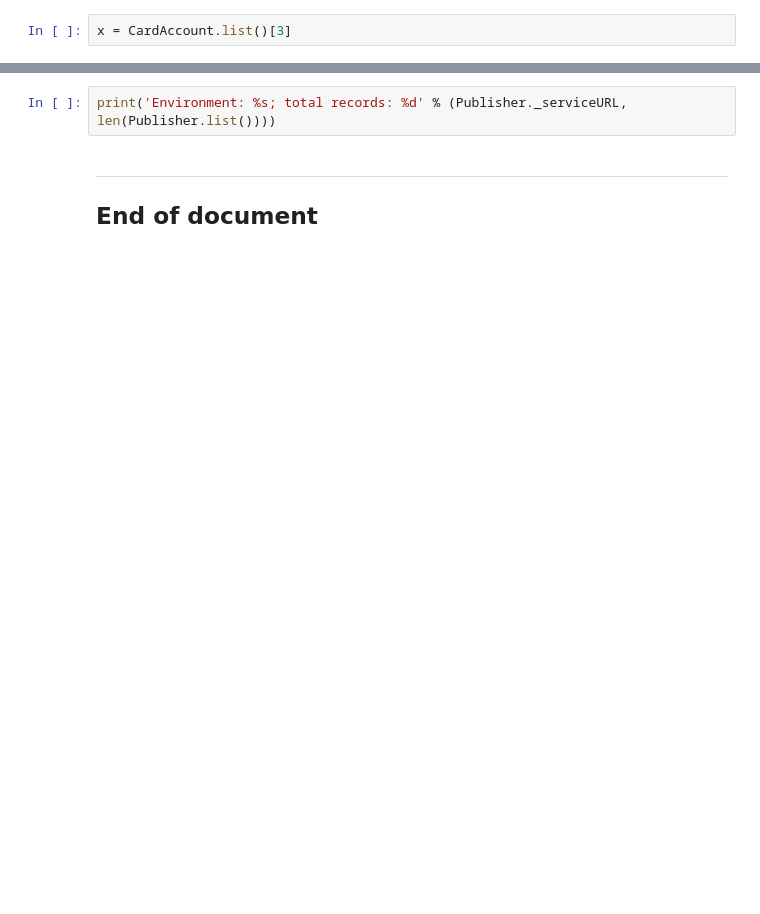
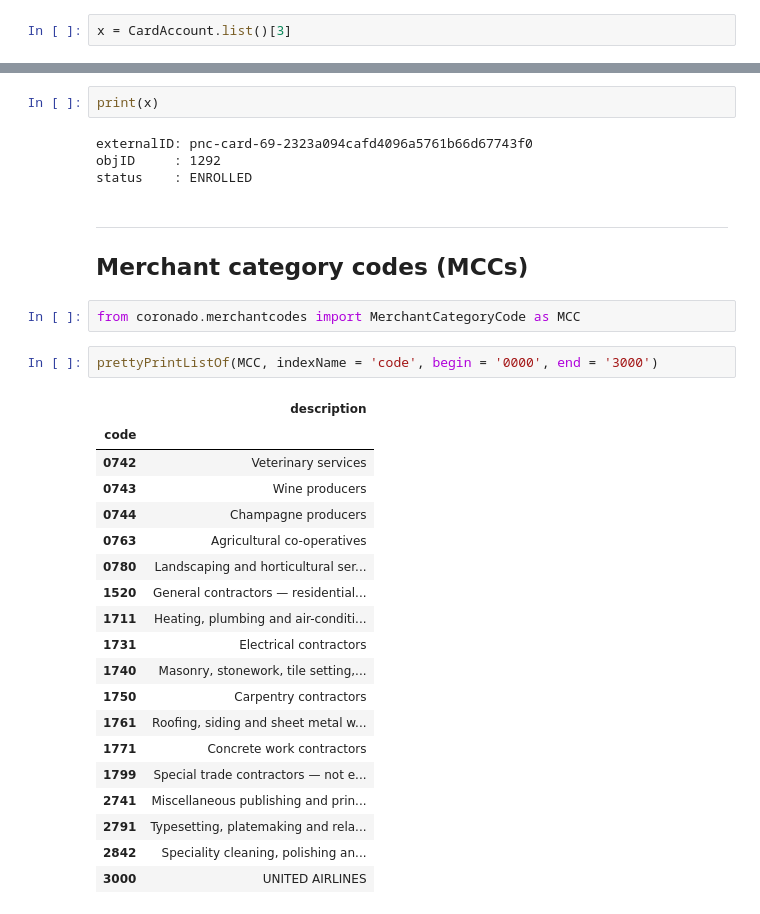
Before and after one commit to coronado-fi/coronado, a Jupyter notebook: quickstart-guide.ipynb, the cells around one changed output, grey strips where cells are left out. Cells and saved outputs as stored; diff of their text form; blank space fills up the shorter version.

```diff
--- a/quickstart-guide.ipynb
+++ b/quickstart-guide.ipynb
@@ -242,5 +361,33 @@ x.listAttributes()
-# %%
-print('Environment: %s; total records: %d' % (Publisher._serviceURL, len(Publisher.list())))
+# %%
+print(x)
+# %% [output]
+externalID: pnc-card-69-2323a094cafd4096a5761b66d67743f0
+objID     : 1292
+status    : ENROLLED
 # %% [markdown]
 ---
-## End of document
+## Merchant category codes (MCCs)
+# %%
+from coronado.merchantcodes import MerchantCategoryCode as MCC
+# %%
+prettyPrintListOf(MCC, indexName = 'code', begin = '0000', end = '3000')
+# %% [output]
+|  | description |
+| code |  |
+| 0742 | Veterinary services |
+| 0743 | Wine producers |
+| 0744 | Champagne producers |
+| 0763 | Agricultural co-operatives |
+| 0780 | Landscaping and horticultural ser... |
+| 1520 | General contractors — residential... |
+| 1711 | Heating, plumbing and air-conditi... |
+| 1731 | Electrical contractors |
+| 1740 | Masonry, stonework, tile setting,... |
+| 1750 | Carpentry contractors |
+| 1761 | Roofing, siding and sheet metal w... |
+| 1771 | Concrete work contractors |
+| 1799 | Special trade contractors — not e... |
+| 2741 | Miscellaneous publishing and prin... |
+| 2791 | Typesetting, platemaking and rela... |
+| 2842 | Speciality cleaning, polishing an... |
+| 3000 | UNITED AIRLINES |
```
Also changed, not shown: parts of 26 cells of this notebook, 28 other files.
